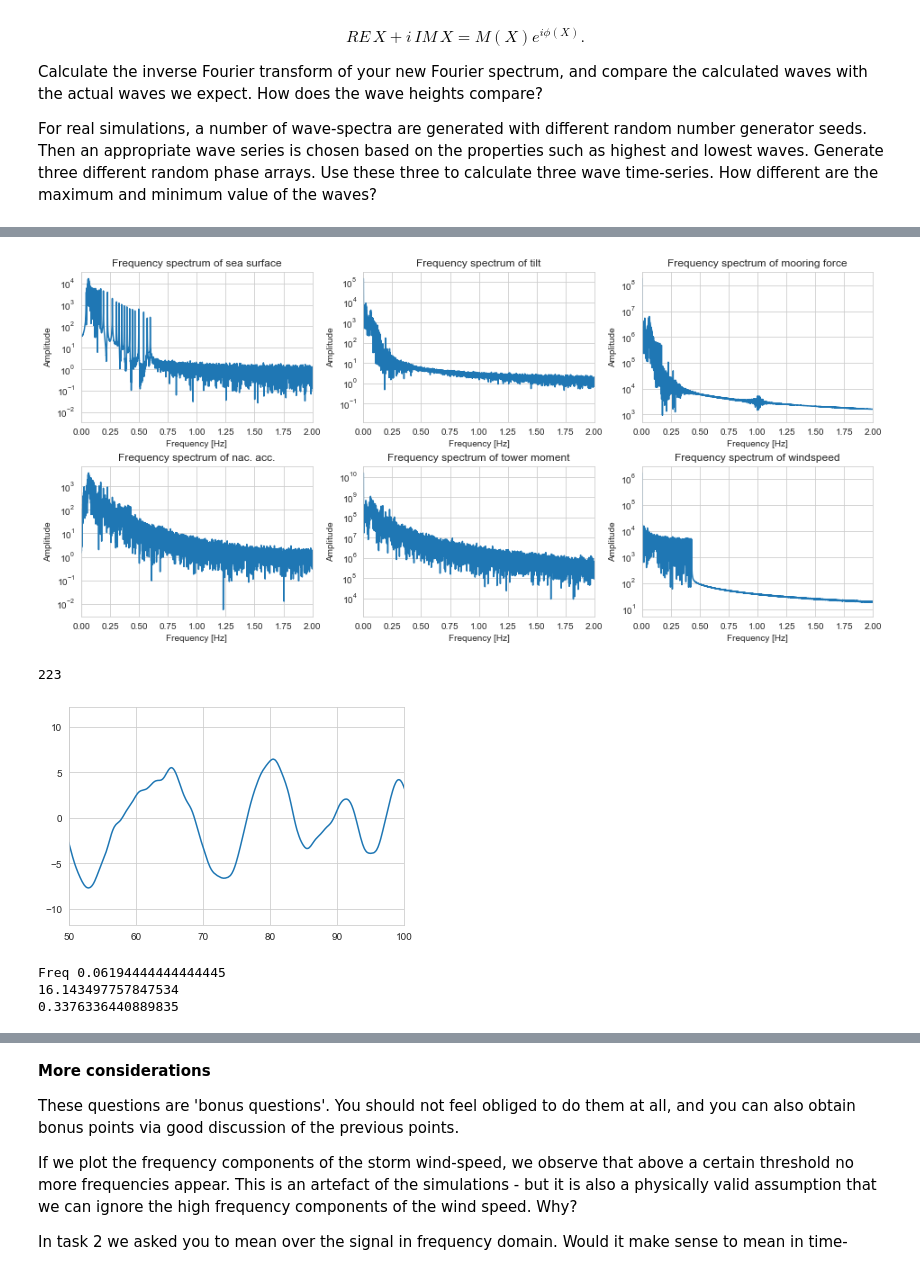
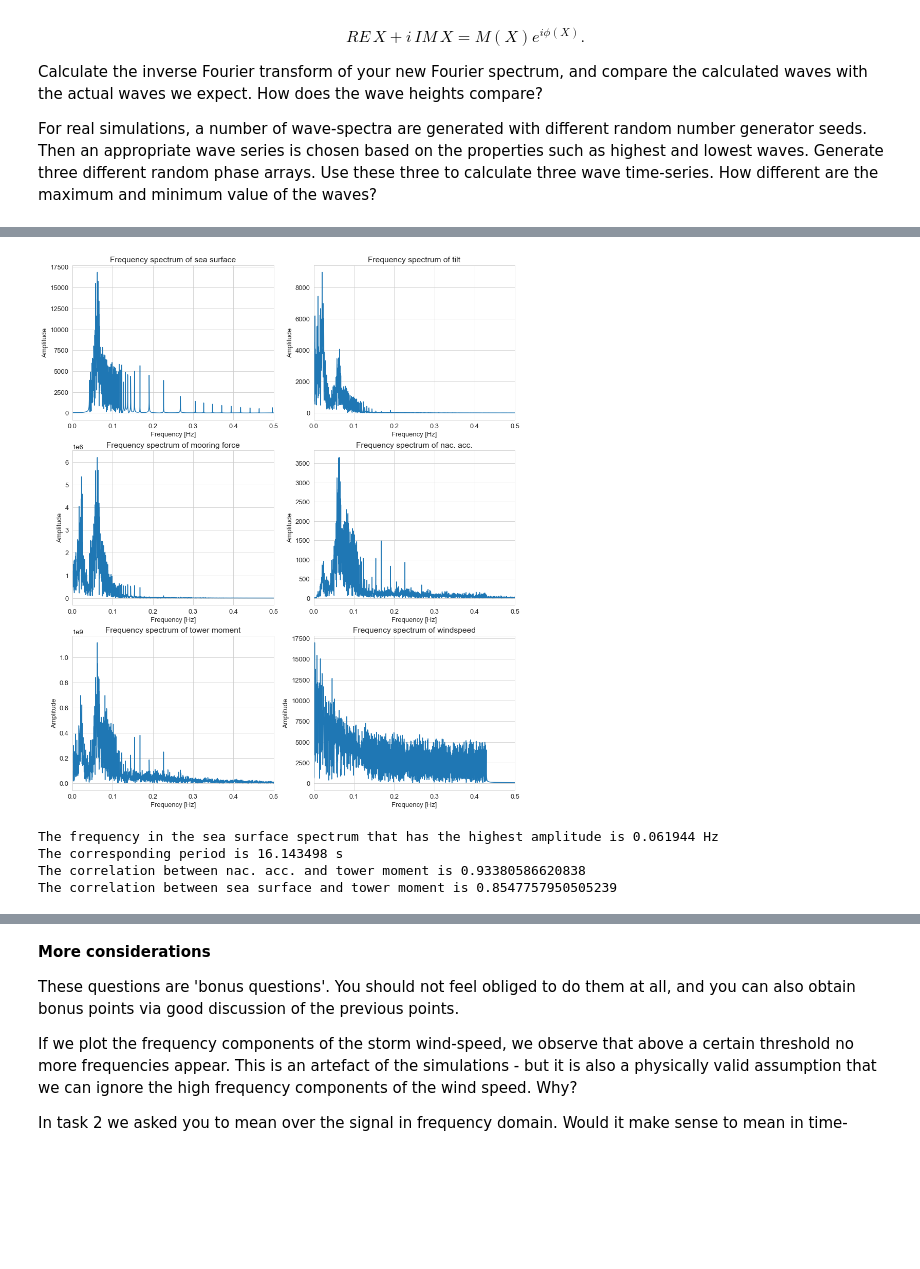
Before and after one commit to tesla1900/programming_course, a Jupyter notebook: project/Project_3_physics718_wind_2_students.ipynb, the cells around one changed output, grey strips where cells are left out. Cells and saved outputs as stored; diff of their text form; code cells hidden in the pictures; blank space fills up the shorter version.

```diff
--- a/project/Project_3_physics718_wind_2_students.ipynb
+++ b/project/Project_3_physics718_wind_2_students.ipynb
@@ -179,82 +181,64 @@ def fourier(a):
     '''
     takes in an array a as input and
     returns the real FFT
     '''
     return np.fft.rfft(a)
 
+# doing the FFT for all data variables
 fft_seaSurface = fourier(seaSurface)
 fft_tilt = fourier(tilt)
 fft_mooring = fourier(mooring)
 fft_nacAcc = fourier(nacAcc)
 fft_towerMom = fourier(towerMom)
 fft_windSpeed = fourier(windSpeed)
 
 # getting the frequency spectrum
 frequency = np.linspace(0,1/(t[1]-t[0])/2,len(t)//2+1)
 
-# plotting
-# plt.plot(frequency, np.abs(fft_seaSurface))
-# plt.xlabel('Frequency [Hz]');plt.ylabel('Amplitude');plt.title('Freqeuency spectrum of sea surface');plt.xscale('log')
-# plt.show()
-
-# plt.plot(frequency, np.abs(fft_tilt))
-# plt.xlabel('Frequency [Hz]');plt.ylabel('Amplitude');plt.title('Freqeuency spectrum of tilt');plt.show()
-
-# plt.plot(frequency, np.abs(fft_mooring))
-# plt.xlabel('Frequency [Hz]');plt.ylabel('Amplitude');plt.title('Freqeuency spectrum of mooring force');plt.show()
-
-# plt.plot(frequency, np.abs(fft_nacAcc))
-# plt.xlabel('Frequency [Hz]');plt.ylabel('Amplitude');plt.title('Freqeuency spectrum of nac. acc.');plt.show()
-
-# plt.plot(frequency, np.abs(towerMom))
-# plt.xlabel('Frequency [Hz]');plt.ylabel('Amplitude');plt.title('Freqeuency spectrum of tower momentum');plt.show()
-
-# plt.plot(frequency, np.abs(fft_windSpeed))
-# plt.xlabel('Frequency [Hz]');plt.ylabel('Amplitude');plt.title('Freqeuency spectrum of windspeed');plt.show()
-
-
-# plt.figure()
-fig, axs = plt.subplots(2, 3, figsize=(13, 6), constrained_layout=True)
-axs[0, 0].plot(frequency, np.abs(fft_seaSurface)); axs[0, 0].set_xlim([0, 2]); axs[0, 0].set_yscale('log')
+# plotting without 0th frequency, hence [1:]
+plt.rcParams["font.size"] = "13"
+fig, axs = plt.subplots(3, 2, figsize=(13, 15), constrained_layout=True)
+axs[0, 0].plot(frequency[1:], np.abs(fft_seaSurface)[1:]); axs[0, 0].set_xlim([0, 0.5]); # axs[0, 0].set_yscale('log')
 axs[0, 0].set_title('Frequency spectrum of sea surface')
-axs[0, 1].plot(frequency, np.abs(fft_tilt)); axs[0, 1].set_xlim([0, 2]); axs[0, 1].set_yscale('log')
+axs[0, 1].plot(frequency[1:], np.abs(fft_tilt)[1:]); axs[0, 1].set_xlim([0, 0.5]); # axs[0, 1].set_yscale('log')
 axs[0, 1].set_title('Frequency spectrum of tilt')
-axs[0, 2].plot(frequency, np.abs(fft_mooring)); axs[0, 2].set_xlim([0, 2]); axs[0, 2].set_yscale('log')
-axs[0, 2].set_title('Frequency spectrum of mooring force')
-axs[1, 0].plot(frequency, np.abs(fft_nacAcc)); axs[1, 0].set_xlim([0, 2]); axs[1, 0].set_yscale('log')
-axs[1, 0].set_title('Frequency spectrum of nac. acc.')
-axs[1, 1].plot(frequency, np.abs(fft_towerMom)); axs[1, 1].set_xlim([0, 2]); axs[1, 1].set_yscale('log')
-axs[1, 1].set_title('Frequency spectrum of tower moment')
-axs[1, 2].plot(frequency, np.abs(fft_windSpeed)); axs[1, 2].set_xlim([0, 2]); axs[1, 2].set_yscale('log')
-axs[1, 2].set_title('Frequency spectrum of windspeed')
+axs[1, 0].plot(frequency[1:], np.abs(fft_mooring)[1:]); axs[1, 0].set_xlim([0, 0.5]); # axs[1, 0].set_yscale('log')
+axs[1, 0].set_title('Frequency spectrum of mooring force')
+axs[1, 1].plot(frequency[1:], np.abs(fft_nacAcc)[1:]); axs[1, 1].set_xlim([0, 0.5]); # axs[1, 1].set_yscale('log')
+axs[1, 1].set_title('Frequency spectrum of nac. acc.')
+axs[2, 0].plot(frequency[1:], np.abs(fft_towerMom)[1:]); axs[2, 0].set_xlim([0, 0.5]); # axs[2, 0].set_yscale('log')
+axs[2, 0].set_title('Frequency spectrum of tower moment')
+axs[2, 1].plot(frequency[1:], np.abs(fft_windSpeed)[1:]); axs[2, 1].set_xlim([0, 0.5]);  # axs[2, 1].set_yscale('log')
+axs[2, 1].set_title('Frequency spectrum of windspeed')
 
 # giving labels
 for ax in axs.flat:
     ax.set(xlabel='Frequency [Hz]', ylabel='Amplitude')
 plt.show()
 
 def corr (X1, X2) :
-## first evaluate the standard deviation of the 2 variables
+    '''
+    takes in two input arrays X1 and X2 and
+    returns the covriance
+    '''
     stdX1 = np.sqrt(np.mean((X1-np.mean(X1))**2) )
     stdX2 = np.sqrt(np.mean((X2-np.mean(X2))**2) )
-    ## returns correlation of 2 variables
     return np.mean((X1-np.mean(X1))*(X2-np.mean (X2)))/(stdX1*stdX2)
 
-print(np.argmax(np.abs(fft_seaSurface)))
-plt.plot(t, seaSurface)
-plt.xlim(50, 100)
-plt.show()
-freqq = frequency[np.argmax(np.abs(fft_seaSurface))]
-print('Freq', freqq)
-print(1/freqq)
-print(corr(np.abs(fft_nacAcc), np.abs(fft_towerMom)))
+# printing
+max_freq = frequency[np.argmax(np.abs(fft_seaSurface))]
+print('The frequency in the sea surface spectrum that has the highest amplitude is %f Hz' %max_freq)
+print('The corresponding period is %f s' %(1/max_freq))
+
+# ignoring the 0th frequency to get the correlation
+print('The correlation between nac. acc. and tower moment is', corr(np.abs(fft_nacAcc)[1:], np.abs(fft_towerMom)[1:]))
+print('The correlation between sea surface and tower moment is', corr(np.abs(fft_seaSurface)[1:], np.abs(fft_towerMom)[1:]))
 # %% [output]
-[figure, old version]
+[figure, new version]
-223
+The frequency in the sea surface spectrum that has the highest amplitude is 0.061944 Hz
+The corresponding period is 16.143498 s
+The correlation between nac. acc. and tower moment is 0.93380586620838
+The correlation between sea surface and tower moment is 0.8547757950505239
-[figure, removed]
-Freq 0.06194444444444445
-16.143497757847534
-0.3376336440889835
 # %%
 # function that performs average fourier transform
 
```
Also changed, not shown: parts of 4 cells of this notebook.
